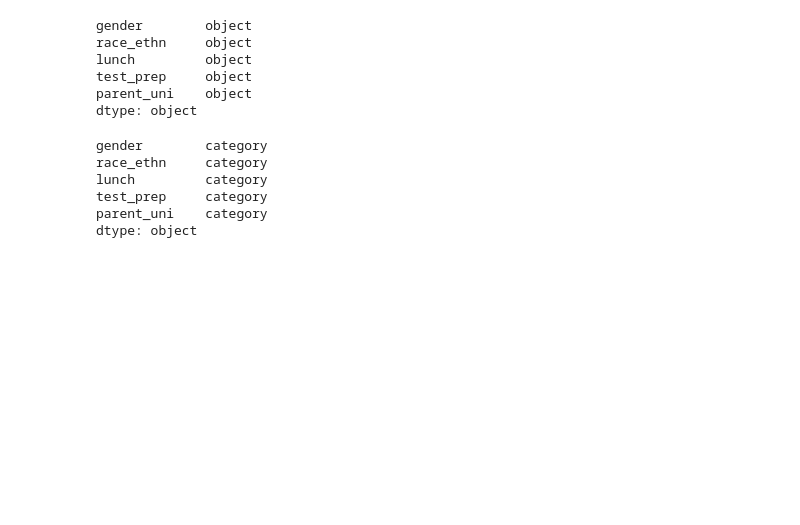
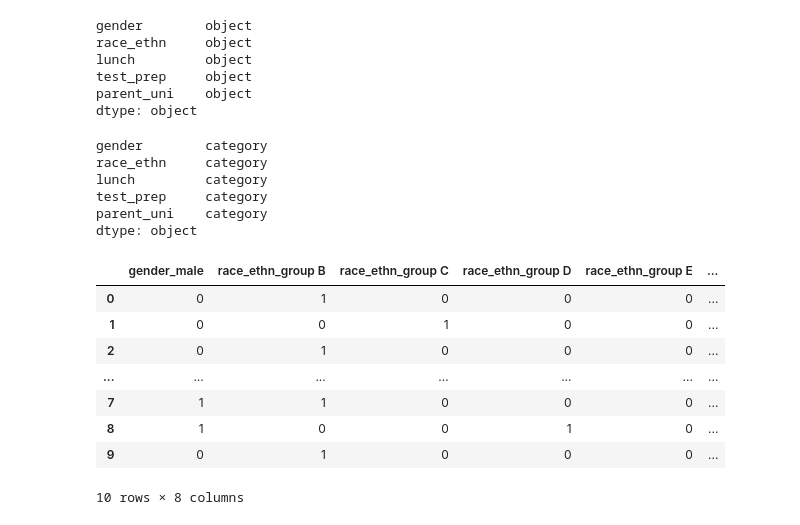
Before and after one commit to souadg/CAS-ADS-Project2, a Jupyter notebook: M2_Project_Elias_Souad_v2_.ipynb, the cells around one changed output. Saved outputs shown, nothing was run; the diff lists cells and outputs as text; code cells hidden in the pictures; blank space fills up the shorter version.

```diff
--- a/M2_Project_Elias_Souad_v2_.ipynb
+++ b/M2_Project_Elias_Souad_v2_.ipynb
@@ -483,3 +485,17 @@ lunch         category
 test_prep     category
 parent_uni    category
 dtype: object
+# %%
+# One-hot encode categorical variables
+df_predictors_encoded = pd.get_dummies(df_predictors_encoded, drop_first = True)
+df_predictors_encoded.head(10)
+# %% [output]
+|  | gender_male | race_ethn_group B | race_ethn_group C | race_ethn_group D | race_ethn_group E | ... |
+| 0 | 0 | 1 | 0 | 0 | 0 | ... |
+| 1 | 0 | 0 | 1 | 0 | 0 | ... |
+| 2 | 0 | 1 | 0 | 0 | 0 | ... |
+| ... | ... | ... | ... | ... | ... | ... |
+| 7 | 1 | 1 | 0 | 0 | 0 | ... |
+| 8 | 1 | 0 | 0 | 1 | 0 | ... |
+| 9 | 0 | 1 | 0 | 0 | 0 | ... |
+10 rows × 8 columns
```
Also changed, not shown: parts of 5 cells of this notebook.
